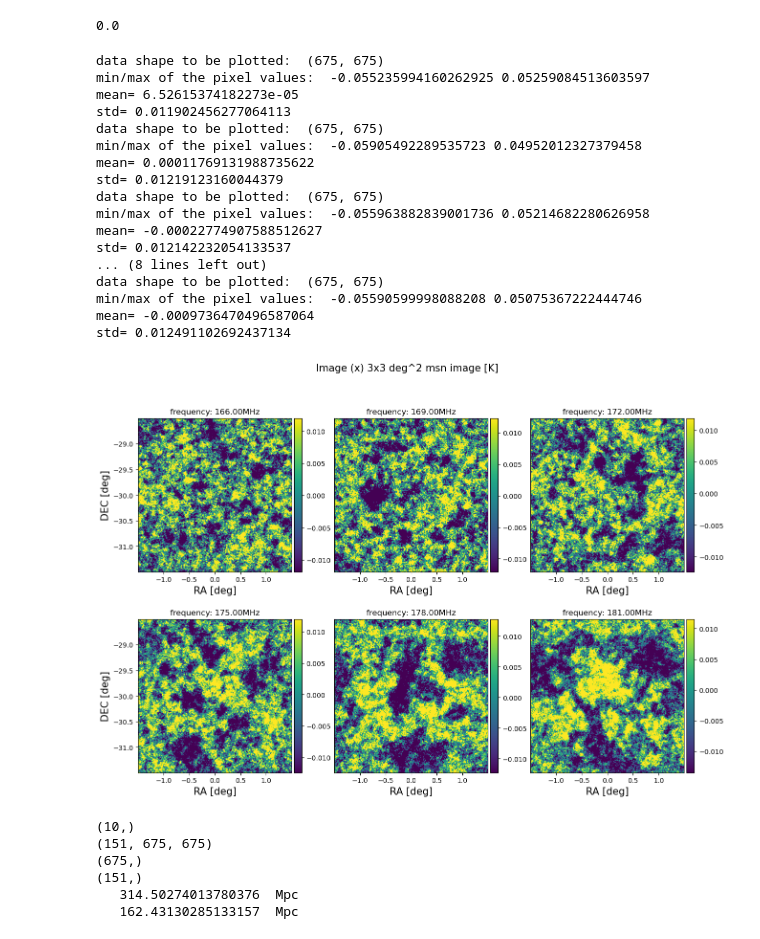
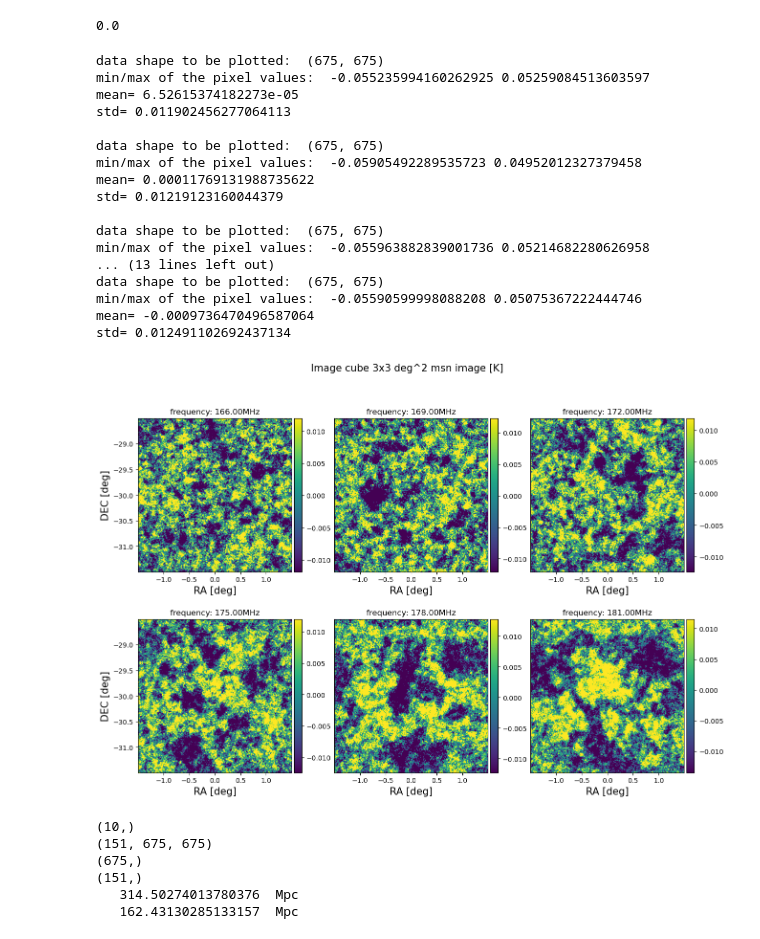
Before and after one commit to KJ-Ahn/KORSDC_FGremove, a Jupyter notebook: main/Reproducibility_part1_with_TestDataset.ipynb, the cells around one changed output. Cells and saved outputs as stored; diff of their text form; code cells hidden in the pictures.

```diff
--- a/main/Reproducibility_part1_with_TestDataset.ipynb
+++ b/main/Reproducibility_part1_with_TestDataset.ipynb
@@ -17,2 +28,6 @@ from astropy.cosmology import FlatLambdaCDM
+# %%
+#================= Define the path to the package
+dir_path = '/home/minjioh/KORSDC_FGremove/'
+#================= Define the path to the package
 # %%
 import sys
@@ -36,23 +43,23 @@ from sklearn.decomposition import FastICA
 # %%
-dir_path = "/home/minjioh/KORSDC_FGremove/ancillary/"
-
-filename = dir_path+'bins_kper.txt'
+filename = dir_path+'ancillary/bins_kper.txt'
 kper = np.loadtxt(filename)
 
-filename = dir_path+'bins_kpar.txt'
+filename = dir_path+'ancillary/bins_kpar.txt'
 kpar = np.loadtxt(filename)
 
-filename = dir_path+'TestDatasetTRUTH_166MHz-181MHz.data'
+filename = dir_path+'ancillary/TestDatasetTRUTH_166MHz-181MHz.data'
 Truth = np.loadtxt(filename)
 # %%
 weights= ['msw', 'msn']
 data=['psf', 'image']
 # %%
+########## 'TestDataset.msn_image.fits' is too large to be shared here,
+########## so please find the intput via the link and download to the 'input' directory
+# ref. https://drive.google.com/drive/folders/1acIWVwGG8_aLqHKoLJvDCkJu2pcesgH6
 weight = weights[1]
 datum=data[1]
 
-dir_path = "/home/minjioh/KORSDC_FGremove/input/"
-filename = dir_path+'TestDataset.{}_{}.fits'.format(weight,datum)
+filename = dir_path+'input/TestDataset.{}_{}.fits'.format(weight,datum)
 print("Reading... ", filename)
 fx = fits.open(filename)
 print(fx.info())
@@ -108,7 +115,7 @@ sample=np.array([0, 30, 60, 90, 120, 150])
 
 plt.figure(figsize=(15,10))
 ithf=0
-plt.suptitle("Image (x) 3x3 deg^2 {} {} [K]".format(weight,datum),fontsize=15)
+plt.suptitle("Image cube 3x3 deg^2 {} {} [K]".format(weight,datum),fontsize=15)
 for ithf in range(6):
     plt.subplot(2,3,1+ithf)
     plt.title("frequency: {:.2f}MHz".format(fq[sample][ithf]))
@@ -120,37 +127,38 @@ for ithf in range(6):
     print("min/max of the pixel values: ",np.min(myMatrix), np.max(myMatrix))
 
     vmin=np.std(myMatrix)
     vmean=np.mean(myMatrix)
     print("mean=", vmean)
     print("std=", vmin)
     im = plt.imshow(myMatrix,extent=([min(RA_3x3), max(RA_3x3), min(DEC_3x3), max(DEC_3x3)]),vmin=vmean-vmin,vmax=vmean+vmin)
     plt.xlabel("RA [deg]",fontsize=15)
     if ithf==0 or ithf==3:
         plt.ylabel("DEC [deg]",fontsize=15)
     else:
         plt.yticks([])
     divider = make_axes_locatable(ax)
     cax = divider.append_axes("right", size="5%", pad=0.05)
     cbar = plt.colorbar(im,cax=cax)
+    print(" ")
 # %% [output]
 data shape to be plotted:  (675, 675)
 min/max of the pixel values:  -0.055235994160262925 0.05259084513603597
 mean= 6.52615374182273e-05
 std= 0.011902456277064113
+
 data shape to be plotted:  (675, 675)
 min/max of the pixel values:  -0.05905492289535723 0.04952012327379458
 mean= 0.00011769131988735622
 std= 0.01219123160044379
+
 data shape to be plotted:  (675, 675)
 min/max of the pixel values:  -0.055963882839001736 0.05214682280626958
-mean= -0.00022774907588512627
-std= 0.012142232054133537
-... (8 lines left out)
+... (13 lines left out)
 data shape to be plotted:  (675, 675)
 min/max of the pixel values:  -0.05590599998088208 0.05075367222444746
 mean= -0.0009736470496587064
 std= 0.012491102692437134
-[figure, old version]
+[figure, new version]
 # %%
 # FT
 ft = np.fft.fftn(Image_3x3.astype('float64'))
```
Also changed, not shown: parts of 23 cells of this notebook.
